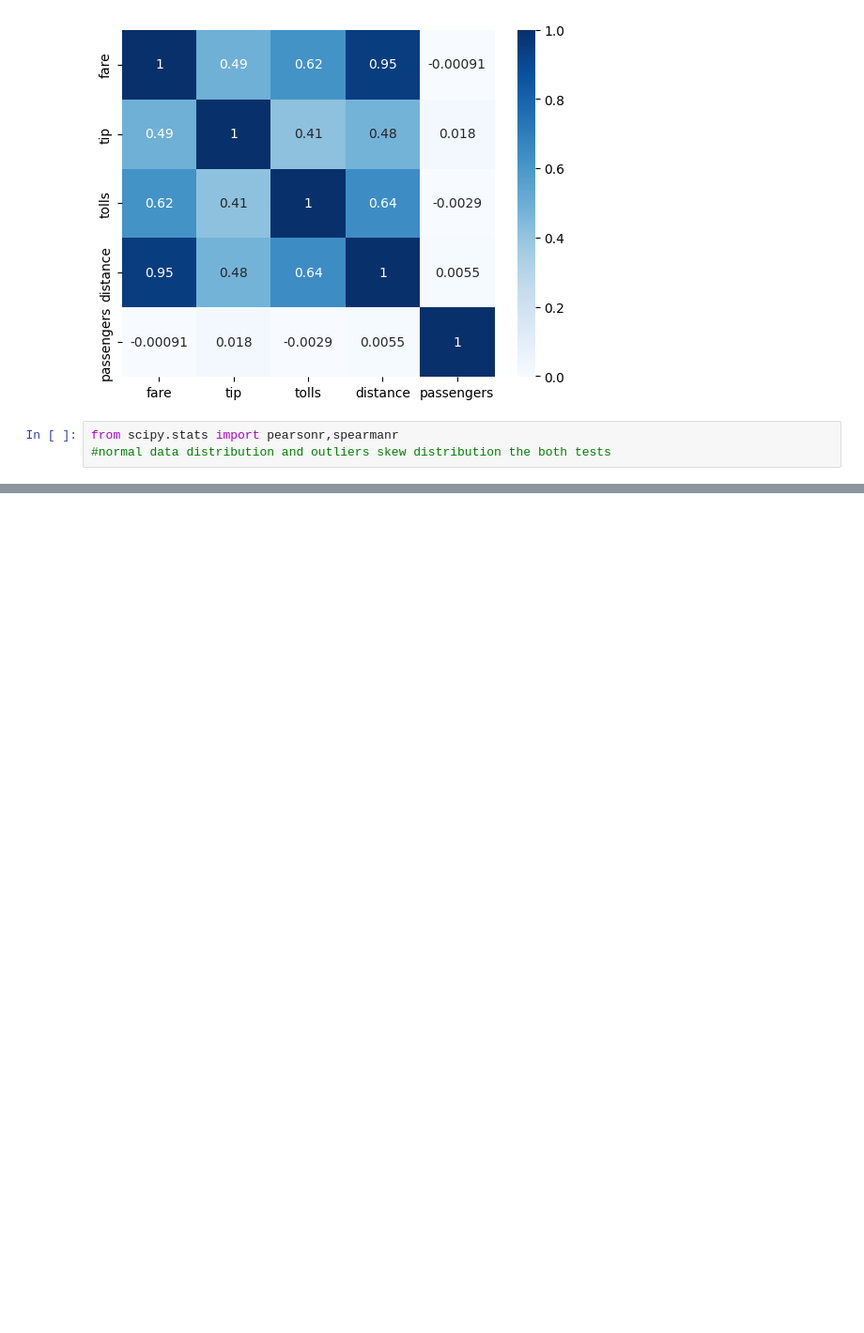
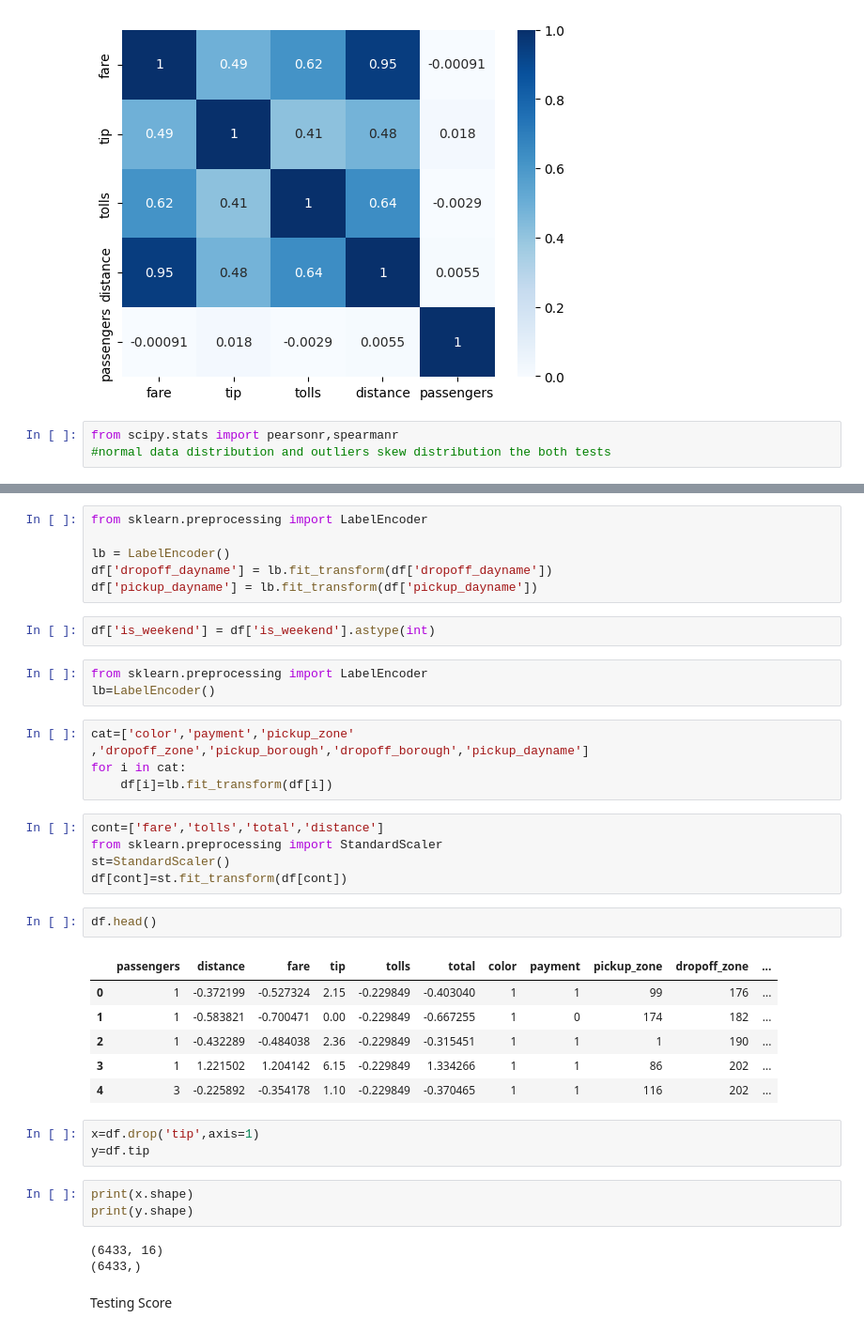
Before and after one commit to Nishath-1209/Statistical-Tests-Linear-Regression, a Jupyter notebook: linear.ipynb, the cells around one changed output, grey strips where cells are left out. Shown at 94% size. Drawn from its saved outputs; the diff is of its cells as text; blank space fills up the shorter version.

```diff
--- a/linear.ipynb
+++ b/linear.ipynb
@@ -775,0 +1138,40 @@ from scipy.stats import pearsonr,spearmanr
+# %%
+from sklearn.preprocessing import LabelEncoder
+
+lb = LabelEncoder()
+df['dropoff_dayname'] = lb.fit_transform(df['dropoff_dayname'])
+df['pickup_dayname'] = lb.fit_transform(df['pickup_dayname'])
+# %%
+df['is_weekend'] = df['is_weekend'].astype(int)
+# %%
+from sklearn.preprocessing import LabelEncoder
+lb=LabelEncoder()
+# %%
+cat=['color','payment','pickup_zone' ,'dropoff_zone','pickup_borough','dropoff_borough','pickup_dayname']
+for i in cat:
+    df[i]=lb.fit_transform(df[i])
+# %%
+cont=['fare','tolls','total','distance']
+from sklearn.preprocessing import StandardScaler
+st=StandardScaler()
+df[cont]=st.fit_transform(df[cont])
+# %%
+df.head()
+# %% [output]
+|  | passengers | distance | fare | tip | tolls | total | color | payment | pickup_zone | dropoff_zone | ... |
+| 0 | 1 | -0.372199 | -0.527324 | 2.15 | -0.229849 | -0.403040 | 1 | 1 | 99 | 176 | ... |
+| 1 | 1 | -0.583821 | -0.700471 | 0.00 | -0.229849 | -0.667255 | 1 | 0 | 174 | 182 | ... |
+| 2 | 1 | -0.432289 | -0.484038 | 2.36 | -0.229849 | -0.315451 | 1 | 1 | 1 | 190 | ... |
+| 3 | 1 | 1.221502 | 1.204142 | 6.15 | -0.229849 | 1.334266 | 1 | 1 | 86 | 202 | ... |
+| 4 | 3 | -0.225892 | -0.354178 | 1.10 | -0.229849 | -0.370465 | 1 | 1 | 116 | 202 | ... |
+# %%
+x=df.drop('tip',axis=1)
+y=df.tip
+# %%
+print(x.shape)
+print(y.shape)
+# %% [output]
+(6433, 16)
+(6433,)
+# %% [markdown]
+Testing Score
```
Also changed, not shown: parts of 58 cells of this notebook.
